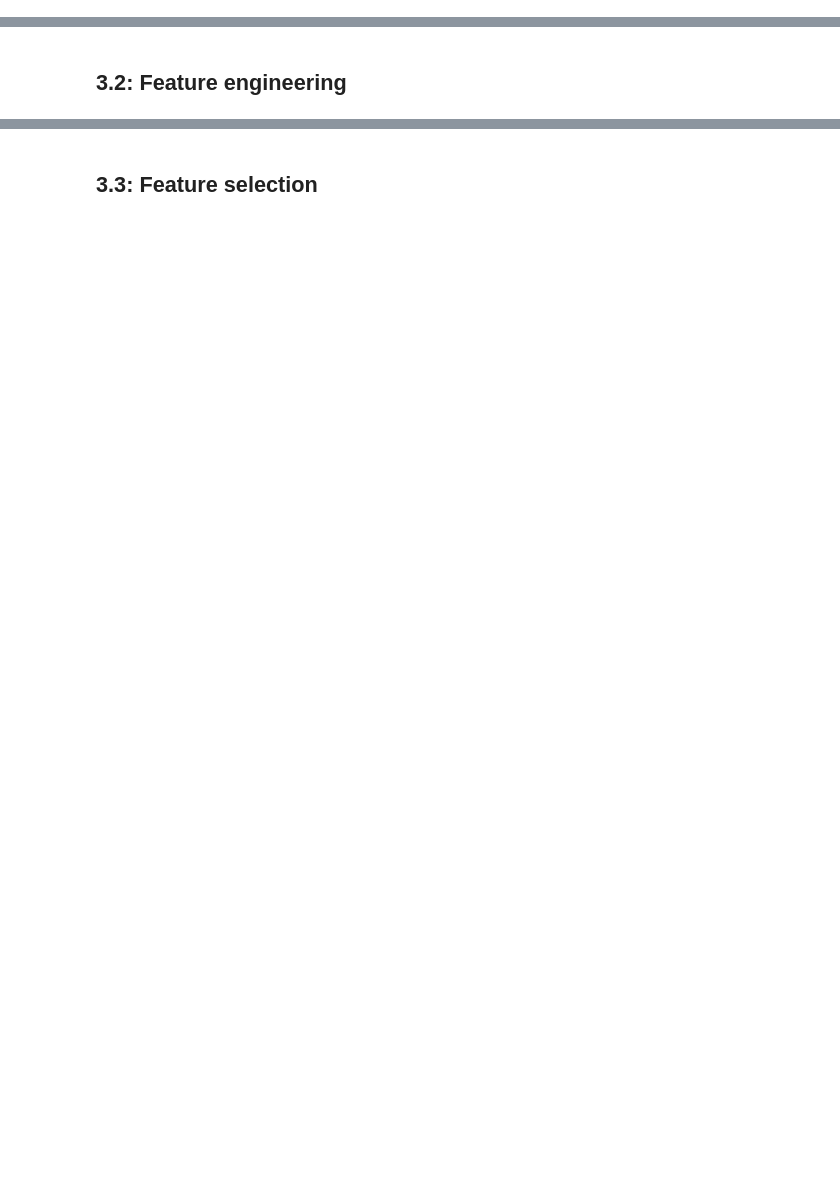
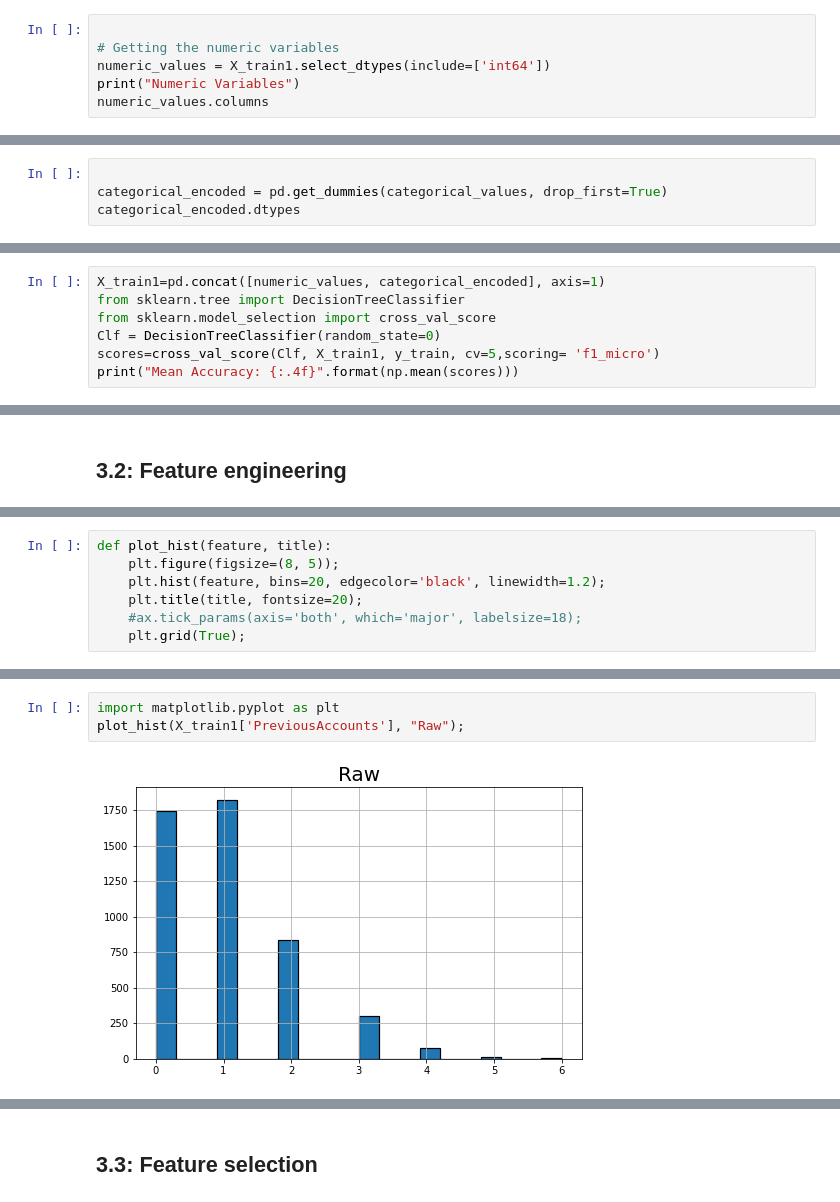
Before and after one commit to Alicexxue/MMA-869, a Jupyter notebook: MMA_MMAB_MMAI_2023_869_Individual_Assignment.ipynb, the cells around one changed output, grey strips where cells are left out. Cells and saved outputs as stored; diff of their text form; blank space fills up the shorter version.

```diff
--- a/MMA_MMAB_MMAI_2023_869_Individual_Assignment.ipynb
+++ b/MMA_MMAB_MMAI_2023_869_Individual_Assignment.ipynb
@@ -779,0 +741,6 @@ memory usage: 797.0+ KB
+# %%
+
+# Getting the numeric variables
+numeric_values = X_train1.select_dtypes(include=['int64'])
+print("Numeric Variables")
+numeric_values.columns
@@ -779,0 +752,4 @@ memory usage: 797.0+ KB
+# %%
+
+categorical_encoded = pd.get_dummies(categorical_values, drop_first=True)
+categorical_encoded.dtypes
@@ -824,0 +802,7 @@ df3
+# %%
+X_train1=pd.concat([numeric_values, categorical_encoded], axis=1)
+from sklearn.tree import DecisionTreeClassifier
+from sklearn.model_selection import cross_val_score
+Clf = DecisionTreeClassifier(random_state=0)
+scores=cross_val_score(Clf, X_train1, y_train, cv=5,scoring= 'f1_micro')
+print("Mean Accuracy: {:.4f}".format(np.mean(scores)))
@@ -828,0 +835,7 @@ df3
+# %%
+def plot_hist(feature, title):
+    plt.figure(figsize=(8, 5));
+    plt.hist(feature, bins=20, edgecolor='black', linewidth=1.2);
+    plt.title(title, fontsize=20);
+    #ax.tick_params(axis='both', which='major', labelsize=18);
+    plt.grid(True);
@@ -828,0 +856,5 @@ df3
+# %%
+import matplotlib.pyplot as plt
+plot_hist(X_train1['PreviousAccounts'], "Raw");
+# %% [output]
+[figure, added]
```
Also changed, not shown: parts of 63 cells of this notebook.
